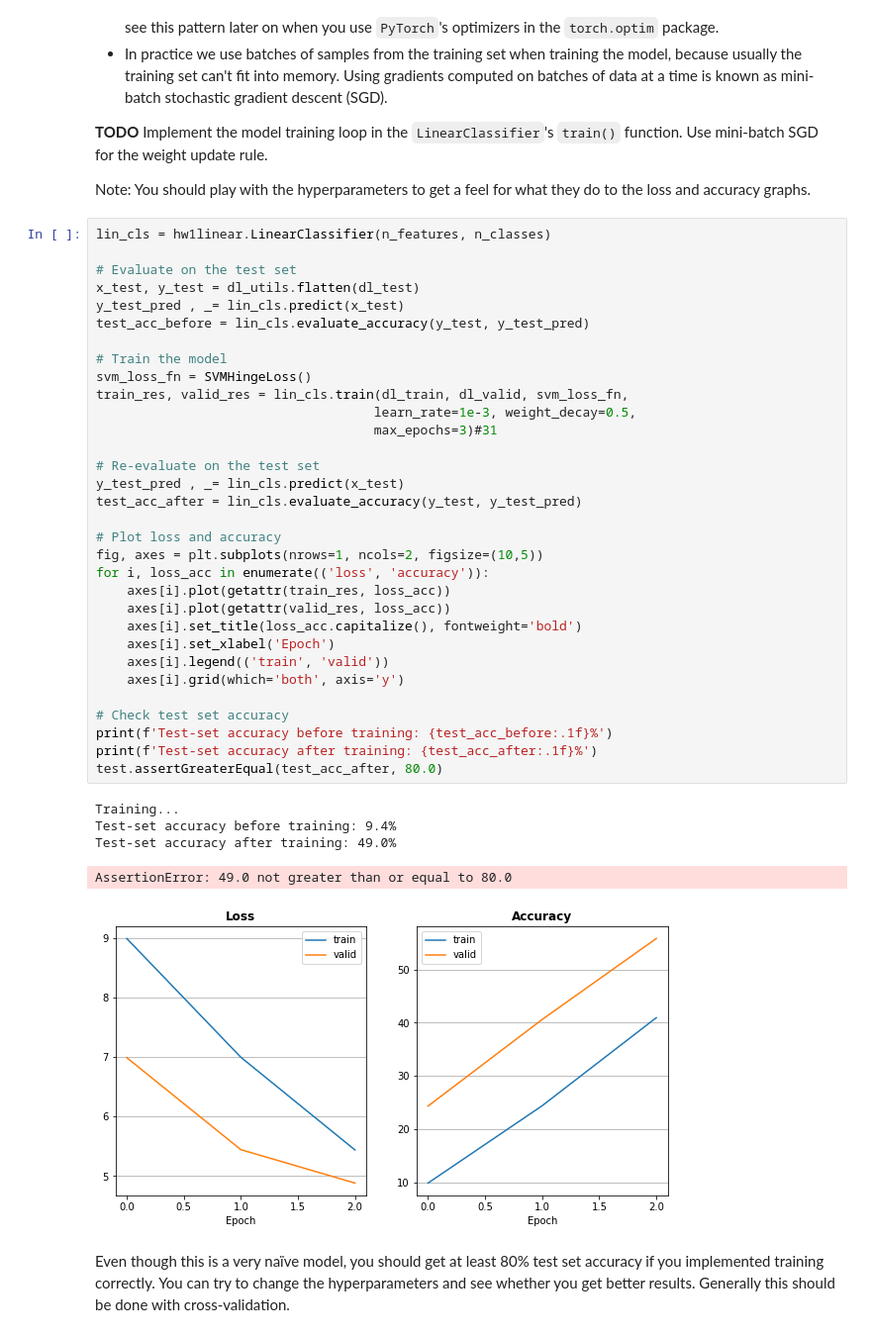
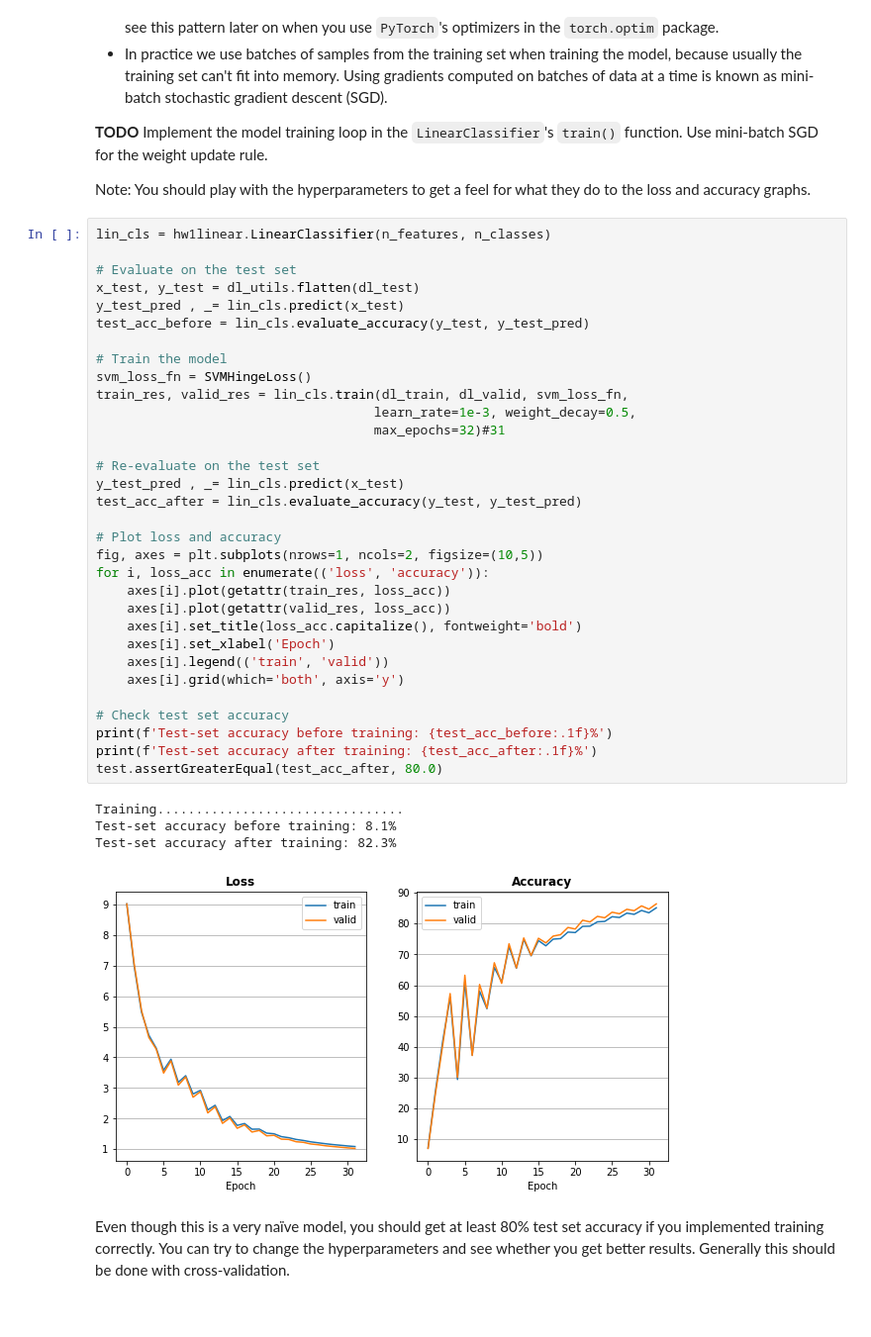
Before and after one commit to shomerYu/cs236605-hw1, a Jupyter notebook: Part3_LinearClassifier.ipynb, the cells around one changed output. Shown at 99% size. Saved outputs shown, nothing was run; the diff lists cells and outputs as text.

```diff
--- a/Part3_LinearClassifier.ipynb
+++ b/Part3_LinearClassifier.ipynb
@@ -387,39 +387,38 @@ lin_cls = hw1linear.LinearClassifier(n_features, n_classes)
 
 # Evaluate on the test set
 x_test, y_test = dl_utils.flatten(dl_test)
 y_test_pred , _= lin_cls.predict(x_test)
 test_acc_before = lin_cls.evaluate_accuracy(y_test, y_test_pred)
 
 # Train the model
 svm_loss_fn = SVMHingeLoss()
 train_res, valid_res = lin_cls.train(dl_train, dl_valid, svm_loss_fn,
                                     learn_rate=1e-3, weight_decay=0.5,
-                                    max_epochs=3)#31
+                                    max_epochs=32)#31
 
 # Re-evaluate on the test set
 y_test_pred , _= lin_cls.predict(x_test)
 test_acc_after = lin_cls.evaluate_accuracy(y_test, y_test_pred)
 
 # Plot loss and accuracy
 fig, axes = plt.subplots(nrows=1, ncols=2, figsize=(10,5))
 for i, loss_acc in enumerate(('loss', 'accuracy')):
     axes[i].plot(getattr(train_res, loss_acc))
     axes[i].plot(getattr(valid_res, loss_acc))
     axes[i].set_title(loss_acc.capitalize(), fontweight='bold')
     axes[i].set_xlabel('Epoch')
     axes[i].legend(('train', 'valid'))
     axes[i].grid(which='both', axis='y')
 
 # Check test set accuracy
 print(f'Test-set accuracy before training: {test_acc_before:.1f}%')
 print(f'Test-set accuracy after training: {test_acc_after:.1f}%')
 test.assertGreaterEqual(test_acc_after, 80.0)
 # %% [output]
-Training...
-Test-set accuracy before training: 9.4%
-Test-set accuracy after training: 49.0%
+Training................................
+Test-set accuracy before training: 8.1%
+Test-set accuracy after training: 82.3%
-AssertionError: 49.0 not greater than or equal to 80.0
-[figure, old version]
+[figure, new version]
 # %% [markdown]
 Even though this is a very naïve model, you should get at least 80% test set accuracy if you implemented training correctly. You can try to change the hyperparameters and see whether you get better results. Generally this should be done with cross-validation.
 # %% [markdown]
```
Also changed, not shown: parts of 6 cells of this notebook, 3 other files.
